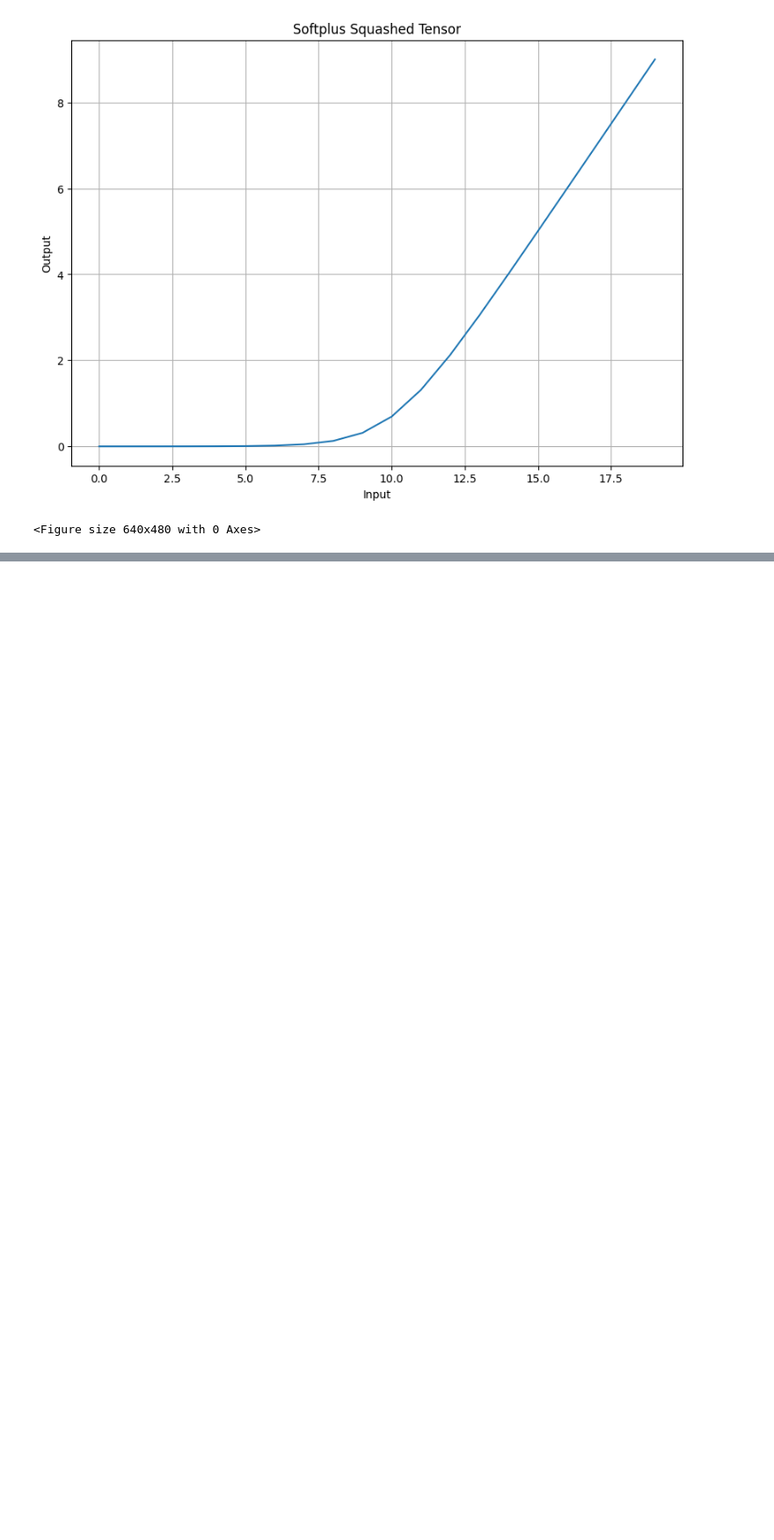
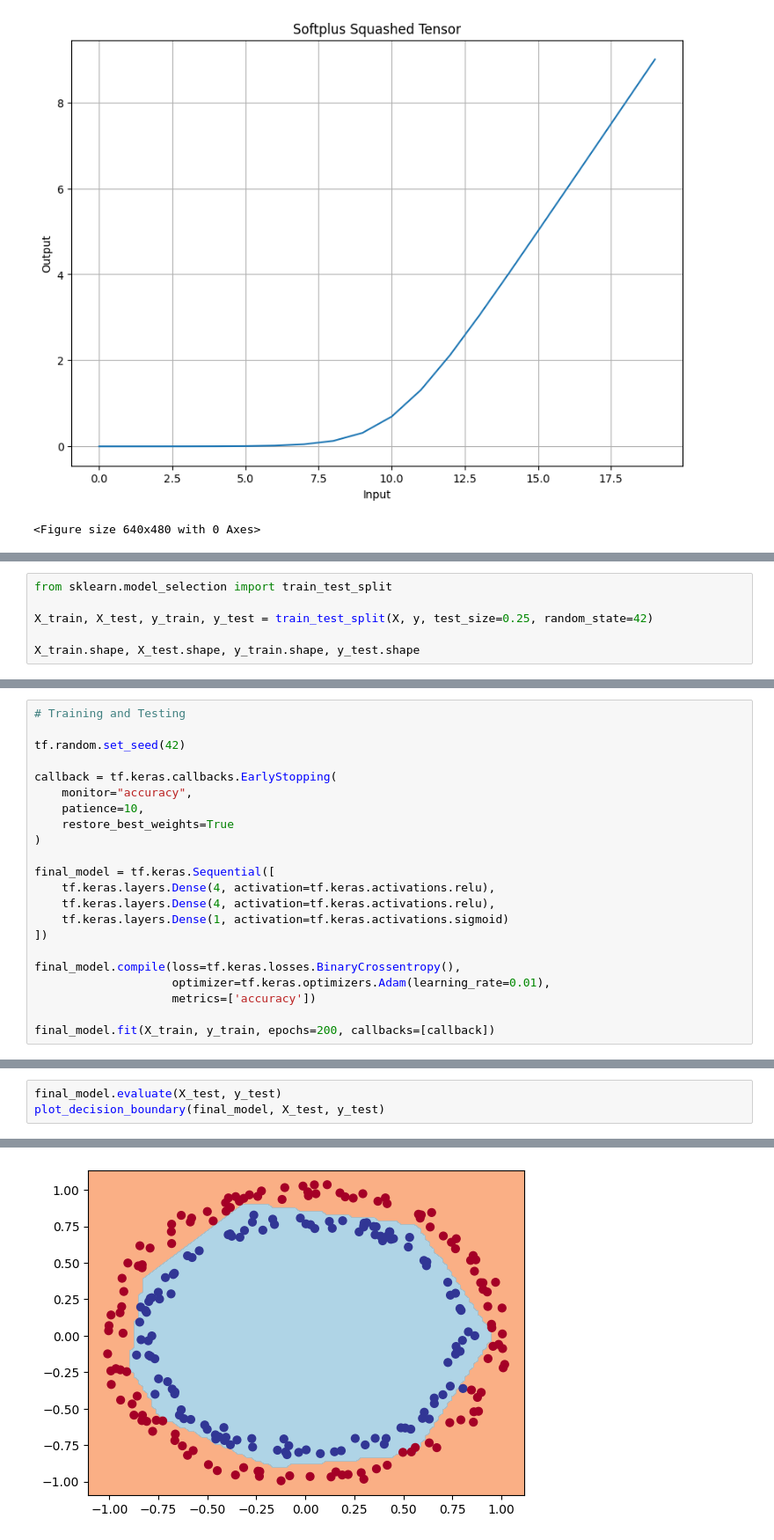
Before and after one commit to Sayantan615/Practice-Code, a Jupyter notebook: Tensorflow Labs/tensorflow_classification.ipynb, the cells around one changed output, grey strips where cells are left out. Shown at 88% size. Saved outputs shown, nothing was run; the diff lists cells and outputs as text; blank space fills up the shorter version.

```diff
--- a/Tensorflow Labs/tensorflow_classification.ipynb
+++ b/Tensorflow Labs/tensorflow_classification.ipynb
@@ -362,0 +369,6 @@ plt.savefig("softplus.png")
+# %%
+from sklearn.model_selection import train_test_split
+
+X_train, X_test, y_train, y_test = train_test_split(X, y, test_size=0.25, random_state=42)
+
+X_train.shape, X_test.shape, y_train.shape, y_test.shape
@@ -362,0 +379,22 @@ plt.savefig("softplus.png")
+# %%
+# Training and Testing
+
+tf.random.set_seed(42)
+
+callback = tf.keras.callbacks.EarlyStopping(
+    monitor="accuracy",
+    patience=10,
+    restore_best_weights=True
+)
+
+final_model = tf.keras.Sequential([
+    tf.keras.layers.Dense(4, activation=tf.keras.activations.relu),
+    tf.keras.layers.Dense(4, activation=tf.keras.activations.relu),
+    tf.keras.layers.Dense(1, activation=tf.keras.activations.sigmoid)
+])
+
+final_model.compile(loss=tf.keras.losses.BinaryCrossentropy(),
+                    optimizer=tf.keras.optimizers.Adam(learning_rate=0.01),
+                    metrics=['accuracy'])
+
+final_model.fit(X_train, y_train, epochs=200, callbacks=[callback])
@@ -362,0 +420,4 @@ plt.savefig("softplus.png")
+# %%
+final_model.evaluate(X_test, y_test)
+plot_decision_boundary(final_model, X_test, y_test)
+# %% [output]
@@ -362,0 +426 @@ plt.savefig("softplus.png")
+[figure, added]
```
Also changed, not shown: parts of 5 cells of this notebook.
